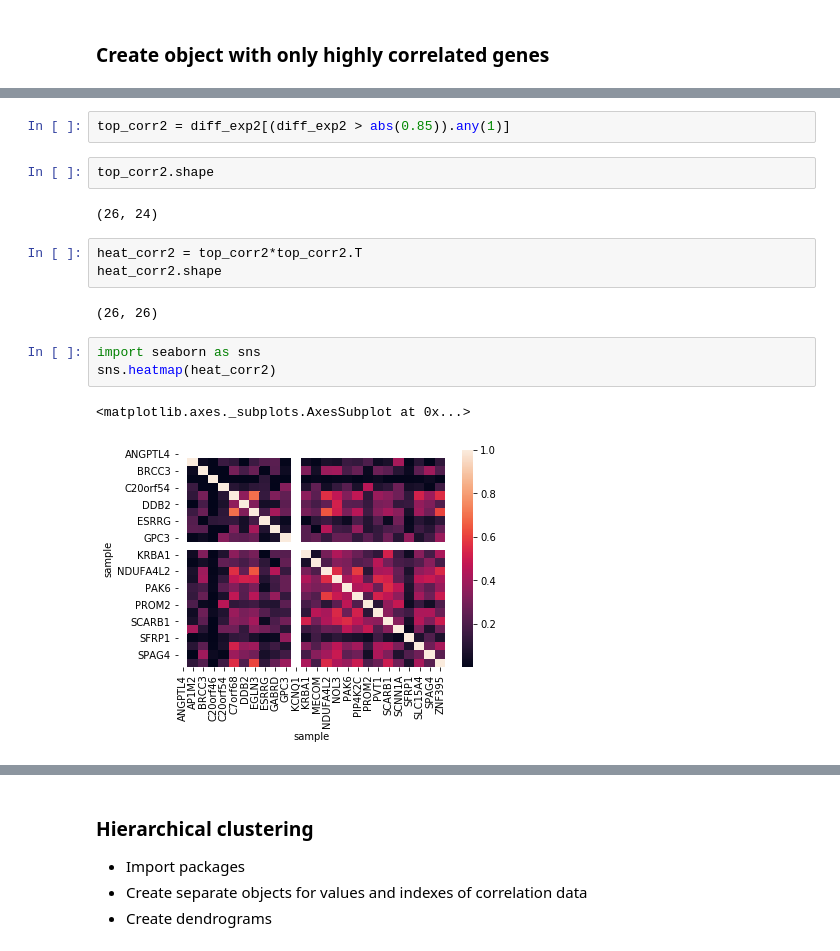
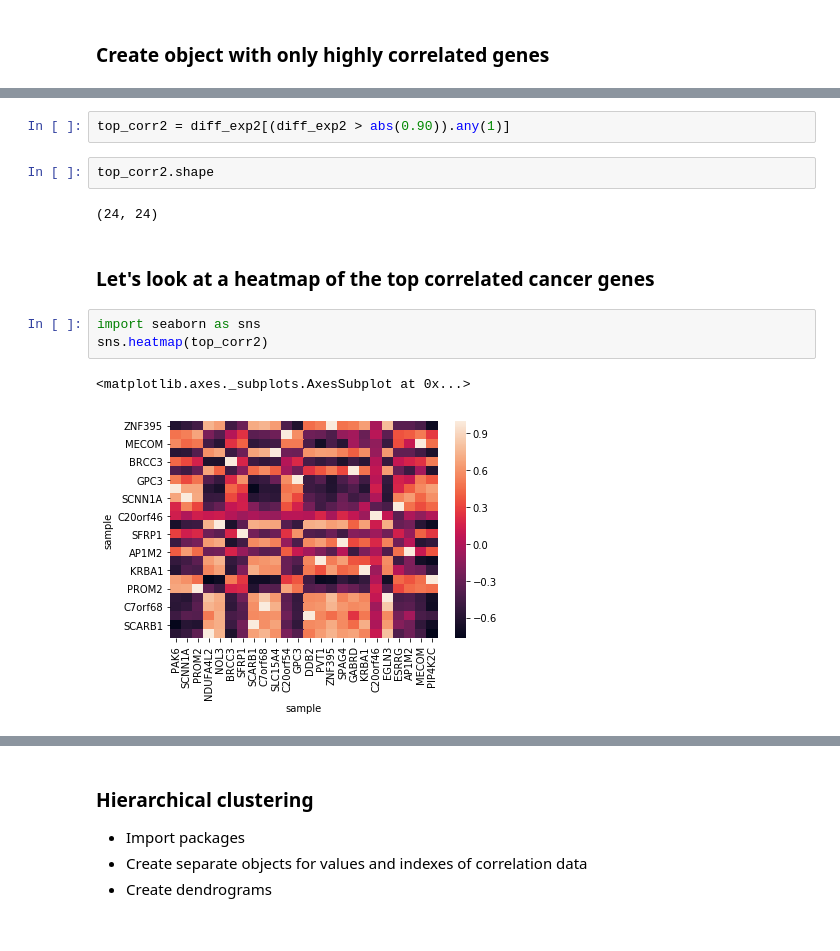
Before and after one commit to francismjenkins/Capstone_project, a Jupyter notebook: Capstone_Project.ipynb, the cells around one changed output, grey strips where cells are left out. Drawn from its saved outputs; the diff is of its cells as text.

```diff
--- a/Capstone_Project.ipynb
+++ b/Capstone_Project.ipynb
@@ -300,17 +296,14 @@ top_corr1.shape
 # %%
-top_corr2 = diff_exp2[(diff_exp2 > abs(0.85)).any(1)]
+top_corr2 = diff_exp2[(diff_exp2 > abs(0.90)).any(1)]
 # %%
 top_corr2.shape
 # %% [output]
-(26, 24)
+(24, 24)
-# %%
-heat_corr2 = top_corr2*top_corr2.T
-heat_corr2.shape
-# %% [output]
-(26, 26)
+# %% [markdown]
+### Let's look at a heatmap of the top correlated cancer genes
 # %%
 import seaborn as sns
-sns.heatmap(heat_corr2)
+sns.heatmap(top_corr2)
 # %% [output]
 <matplotlib.axes._subplots.AxesSubplot at 0x...>
-[figure, old version]
+[figure, new version]
```
Also changed, not shown: parts of 8 cells of this notebook.
